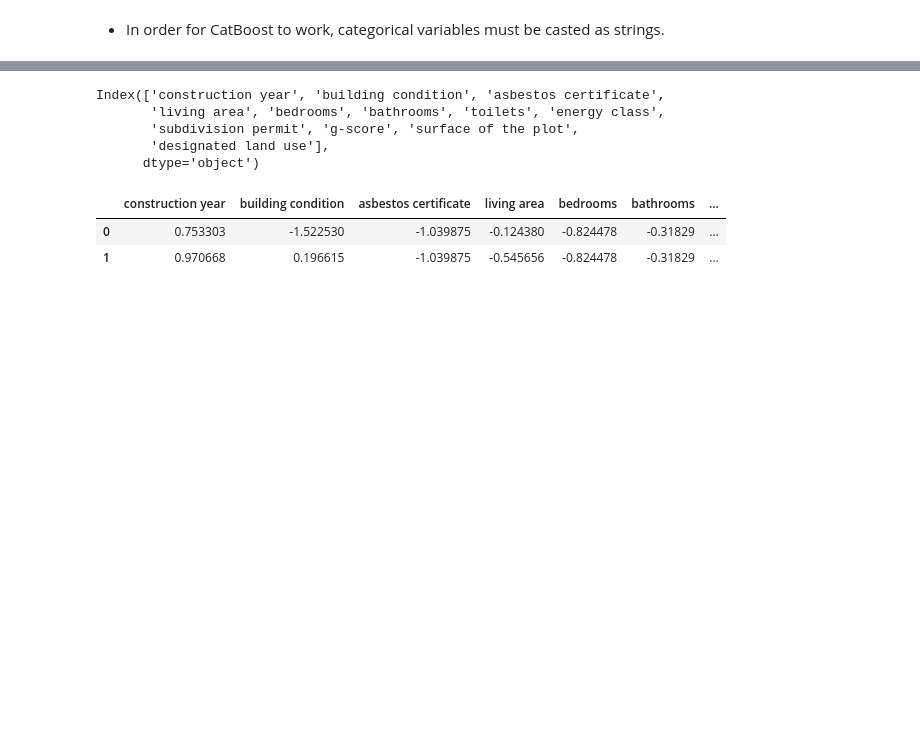
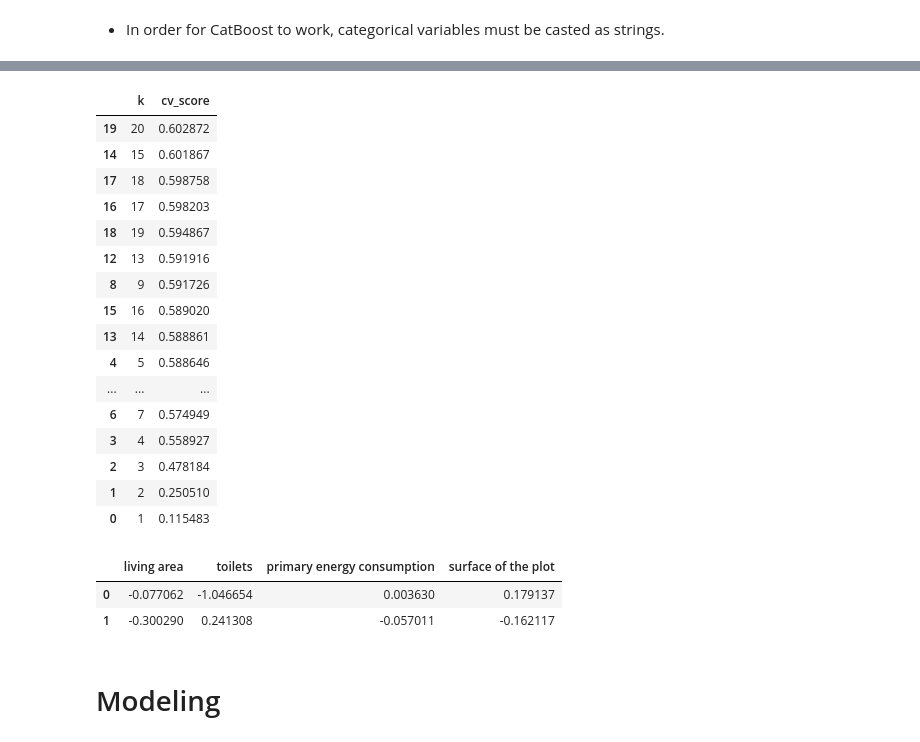
Before and after one commit to vtdinh13/house-price-prediction, a Jupyter notebook: 01-data-processing/imputation/catboost_imputation.ipynb, the cells around one changed output, grey strips where cells are left out. Saved outputs shown, nothing was run; the diff lists cells and outputs as text; code cells hidden in the pictures; blank space fills up the shorter version.

```diff
--- a/01-data-processing/imputation/catboost_imputation.ipynb
+++ b/01-data-processing/imputation/catboost_imputation.ipynb
@@ -235,2 +285,39 @@ from sklearn.metrics import root_mean_squared_error, mean_absolute_error, r2_sco
 # %%
 df_standardized = pd.DataFrame(StandardScaler().fit_transform(df_new), columns=df_new.columns)
+X_stand = df_standardized.drop(columns='price')
+y_stand = df_standardized['price']
+
+X_train, X_test, y_train, y_test = train_test_split(
+    X_stand, y_stand,
+    test_size=0.2,
+    random_state=2025,
+)
+# %%
+feature_selection_results = []
+for k in range(1, X_train.shape[1] + 1):
+    selector = SelectKBest(score_func=mutual_info_regression, k=k)
+    X_selected = selector.fit_transform(X_stand, y_stand)
+    score = cross_val_score(RandomForestRegressor(), X_selected, y_stand, cv=10, scoring='r2').mean() # insert model of choice
+    feature_selection_results.append((k, score))
+
+
+feature_selection_df = pd.DataFrame(feature_selection_results, columns=["k", "cv_score"])
+feature_selection_df.sort_values("cv_score", ascending=False)
+# %% [output]
+|  | k | cv_score |
+| 19 | 20 | 0.602872 |
+| 14 | 15 | 0.601867 |
+| 17 | 18 | 0.598758 |
+| 16 | 17 | 0.598203 |
+| 18 | 19 | 0.594867 |
+| 12 | 13 | 0.591916 |
+| 8 | 9 | 0.591726 |
+| 15 | 16 | 0.589020 |
+| 13 | 14 | 0.588861 |
+| 4 | 5 | 0.588646 |
+| ... | ... | ... |
+| 6 | 7 | 0.574949 |
+| 3 | 4 | 0.558927 |
+| 2 | 3 | 0.478184 |
+| 1 | 2 | 0.250510 |
+| 0 | 1 | 0.115483 |
@@ -237,23 +344,11 @@ df_standardized = pd.DataFrame(StandardScaler().fit_transform(df_new), columns=d
 # %%
-X = df_standardized.drop(columns='price')
-y = df_standardized['price']
-
-# Standardize
-X_normalized = StandardScaler().fit_transform(X)
 # Select best features
-kbest = SelectKBest(score_func=f_regression, k=12)
-X_kbest = kbest.fit_transform(X_normalized, y)
-X.columns[kbest.get_support()]
+kbest = SelectKBest(score_func=mutual_info_regression, k=4)
+X_kbest = kbest.fit_transform(X_train, y_train)
+# X_stand.columns[kbest.get_support()]
+kbest_df = pd.DataFrame(X_kbest, columns=X_stand.columns[kbest.get_support()])
+kbest_df.head(2)
 # %% [output]
-Index(['construction year', 'building condition', 'asbestos certificate',
-       'living area', 'bedrooms', 'bathrooms', 'toilets', 'energy class',
-       'subdivision permit', 'g-score', 'surface of the plot',
-       'designated land use'],
-      dtype='object')
+|  | living area | toilets | primary energy consumption | surface of the plot |
+| 0 | -0.077062 | -1.046654 | 0.003630 | 0.179137 |
+| 1 | -0.300290 | 0.241308 | -0.057011 | -0.162117 |
-# %%
-kbest_df = pd.DataFrame(X_kbest, columns=X.columns[kbest.get_support()])
-kbest_df.head(2)
-# %% [output]
-|  | construction year | building condition | asbestos certificate | living area | bedrooms | bathrooms | ... |
-| 0 | 0.753303 | -1.522530 | -1.039875 | -0.124380 | -0.824478 | -0.31829 | ... |
-| 1 | 0.970668 | 0.196615 | -1.039875 | -0.545656 | -0.824478 | -0.31829 | ... |
@@ -265,0 +355,2 @@ X_train, X_test, y_train, y_test = train_test_split(
+# %% [markdown]
+# Modeling
```
Also changed, not shown: parts of 30 cells of this notebook.
